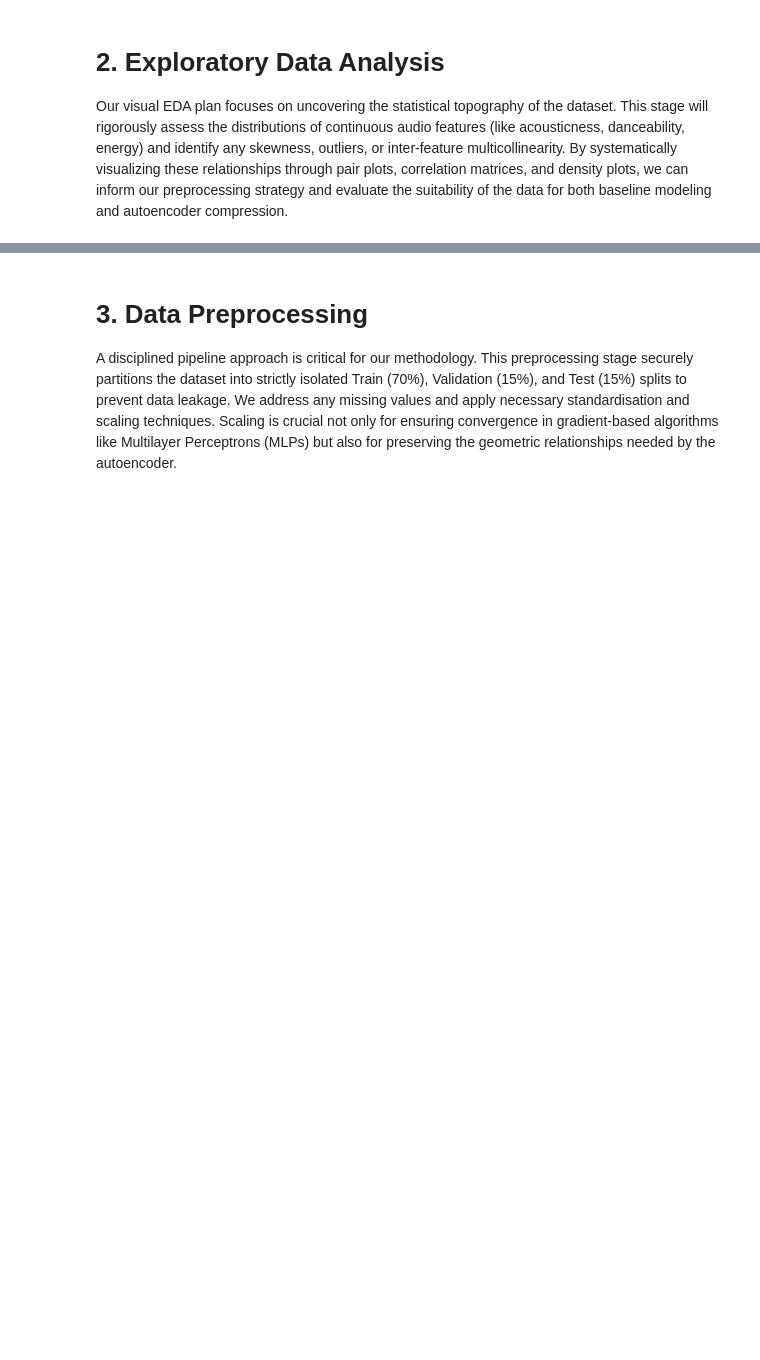
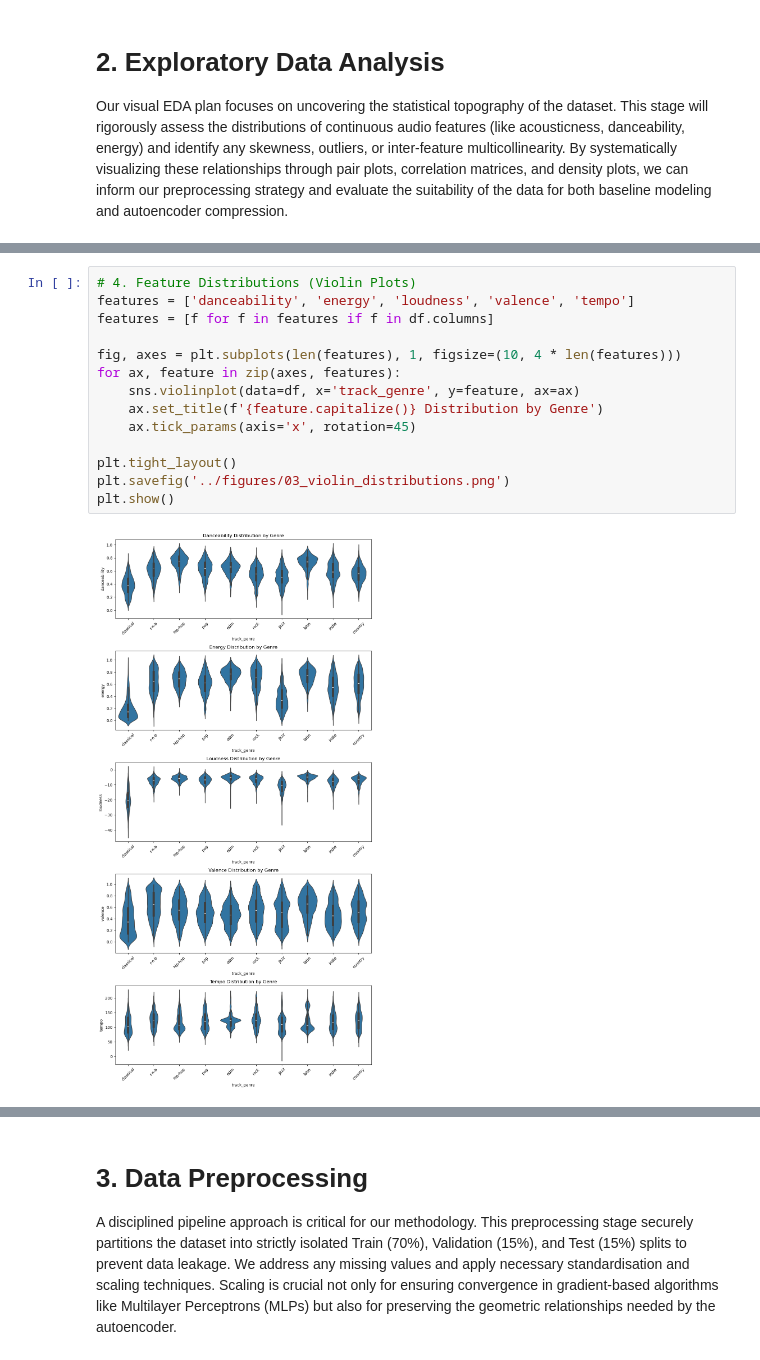
Before and after one commit to kellyc86/msin0097-predictive-analytics, a Jupyter notebook: notebooks/01_full_pipeline.ipynb, the cells around one changed output, grey strips where cells are left out. Cells and saved outputs as stored; diff of their text form; blank space fills up the shorter version.

```diff
--- a/notebooks/01_full_pipeline.ipynb
+++ b/notebooks/01_full_pipeline.ipynb
@@ -14,0 +79,16 @@ Our visual EDA plan focuses on uncovering the statistical topography of the data
+# %%
+# 4. Feature Distributions (Violin Plots)
+features = ['danceability', 'energy', 'loudness', 'valence', 'tempo']
+features = [f for f in features if f in df.columns]
+
+fig, axes = plt.subplots(len(features), 1, figsize=(10, 4 * len(features)))
+for ax, feature in zip(axes, features):
+    sns.violinplot(data=df, x='track_genre', y=feature, ax=ax)
+    ax.set_title(f'{feature.capitalize()} Distribution by Genre')
+    ax.tick_params(axis='x', rotation=45)
+
+plt.tight_layout()
+plt.savefig('../figures/03_violin_distributions.png')
+plt.show()
+# %% [output]
+[figure, added]
```
Also changed, not shown: parts of 9 cells of this notebook, 4 other files.
